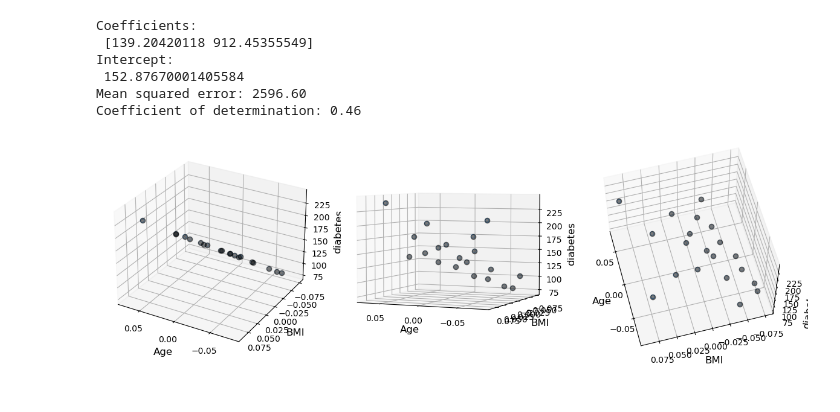
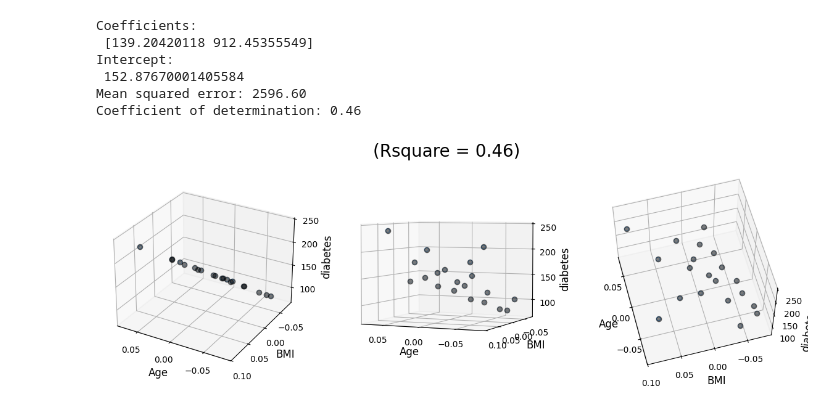
Before and after one commit to bhavanatheruvath/DSLAB, a Jupyter notebook: exp9.ipynb, the cells around one changed output. Saved outputs shown, nothing was run; the diff lists cells and outputs as text; code cells hidden in the pictures.

```diff
--- a/exp9.ipynb
+++ b/exp9.ipynb
@@ -41,29 +43,29 @@ y = diabetes_X_test[:, 1]
 # %%
 plt.style.use('default')
 
 fig = plt.figure(figsize=(12, 4))
 
 ax1 = fig.add_subplot(131, projection='3d')
 ax2 = fig.add_subplot(132, projection='3d')
 ax3 = fig.add_subplot(133, projection='3d')
 
 axes = [ax1, ax2, ax3]
 
 for ax in axes:
     ax.plot(x, y, diabetes_y_pred, color='k', zorder=15, linestyle='none', marker='o', alpha=0.5)
     ax.scatter(x.flatten(), y.flatten(), diabetes_y_pred, facecolor=(0,0,0,0), s=20, edgecolor='#70b3f0')
     ax.set_xlabel('Age', fontsize=12)
     ax.set_ylabel('BMI', fontsize=12)
     ax.set_zlabel('diabetes', fontsize=12)
     ax.locator_params(nbins=4, axis='x')
     ax.locator_params(nbins=5, axis='x')
 
 ax1.view_init(elev=28, azim=120)
 ax2.view_init(elev=4, azim=114)
 ax3.view_init(elev=60, azim=165)
 
-fig.suptitle('' % r2_score(diabetes_y_test, diabetes_y_pred), fontsize=20)
+fig.suptitle(f'(Rsquare = {r2_score(diabetes_y_test, diabetes_y_pred):.2f})', fontsize=20)
 
 fig.tight_layout()
 # %% [output]
-[figure, old version]
+[figure, new version]
```
Also changed, not shown: parts of 1 cell of this notebook, 1 other file.
